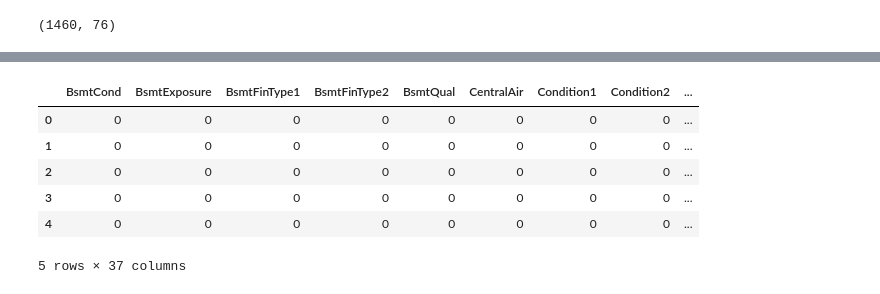
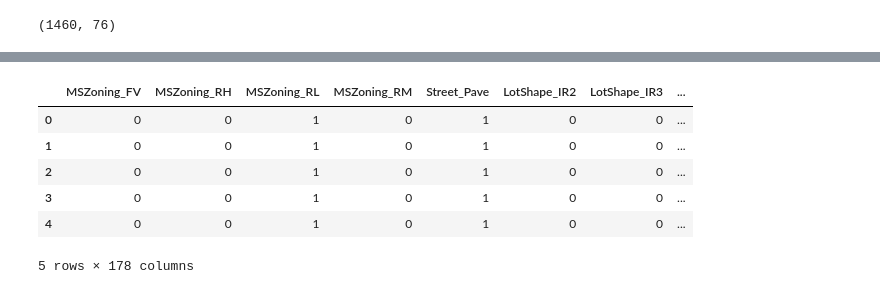
Before and after one commit to scpowar/AdvancedRegression-HousePricePrediction, a Jupyter notebook: House Price Prediction.ipynb, the cells around one changed output, grey strips where cells are left out. Cells and saved outputs as stored; diff of their text form; code cells hidden in the pictures.

```diff
--- a/House Price Prediction.ipynb
+++ b/House Price Prediction.ipynb
@@ -28,3 +139,17 @@ df.shape
+# %%
+ordinal_col = ['ExterCond','BsmtQual','BsmtCond','HeatingQC','KitchenQual','GarageQual','GarageCond']
+ordinal_col
+
+'''
+housing[varlist] = housing[varlist].apply(lambda x: x.map({'yes':1, 'no':0}))
+for i in ordinal_col:
+    print(i)
+    print(df[i].value_counts())
+    print("-"*50)
+
+'''
+
+df[ordinal_col] = df[ordinal_col].apply(lambda x:x.map({'Ex':9,'Gd':7,'TA':5,'Fa':3,'Po':2,'NA':0}))
 # %%
 df.head()
 # %% [output]
@@ -197,4 +166,0 @@ Index(['Id', 'MSSubClass', 'LotFrontage', 'LotArea', 'OverallQual',
-# %%
-df.fillna({x:"0.0" for x in num_columns}, inplace=True)
-# %%
-df.fillna({x:"Na" for x in object_columns}, inplace=True)
@@ -202,0 +169,3 @@ df.fillna({x:"Na" for x in object_columns}, inplace=True)
+# %%
+df_obj_cols = obj_cols(df)
+print("categorical cols: \n", df_obj_cols)
@@ -203,14 +182,15 @@ df.fillna({x:"Na" for x in object_columns}, inplace=True)
 # %%
-df_dummies = pd.get_dummies(object_columns, drop_first=True)
+# convert into dummies - one hot encoding
+df_dummies = pd.get_dummies(df[df_obj_cols], drop_first=True)
 df_dummies.head()
 # %% [output]
-|  | BsmtCond | BsmtExposure | BsmtFinType1 | BsmtFinType2 | BsmtQual | CentralAir | Condition1 | Condition2 | ... |
-| 0 | 0 | 0 | 0 | 0 | 0 | 0 | 0 | 0 | ... |
-| 1 | 0 | 0 | 0 | 0 | 0 | 0 | 0 | 0 | ... |
-| 2 | 0 | 0 | 0 | 0 | 0 | 0 | 0 | 0 | ... |
-| 3 | 0 | 0 | 0 | 0 | 0 | 0 | 0 | 0 | ... |
-| 4 | 0 | 0 | 0 | 0 | 0 | 0 | 0 | 0 | ... |
+|  | MSZoning_FV | MSZoning_RH | MSZoning_RL | MSZoning_RM | Street_Pave | LotShape_IR2 | LotShape_IR3 | ... |
+| 0 | 0 | 0 | 1 | 0 | 1 | 0 | 0 | ... |
+| 1 | 0 | 0 | 1 | 0 | 1 | 0 | 0 | ... |
+| 2 | 0 | 0 | 1 | 0 | 1 | 0 | 0 | ... |
+| 3 | 0 | 0 | 1 | 0 | 1 | 0 | 0 | ... |
+| 4 | 0 | 0 | 1 | 0 | 1 | 0 | 0 | ... |
-5 rows × 37 columns
+5 rows × 178 columns
 # %%
 df_dummies.shape
 # %% [output]
```
Also changed, not shown: parts of 87 cells of this notebook, 2 other files.
